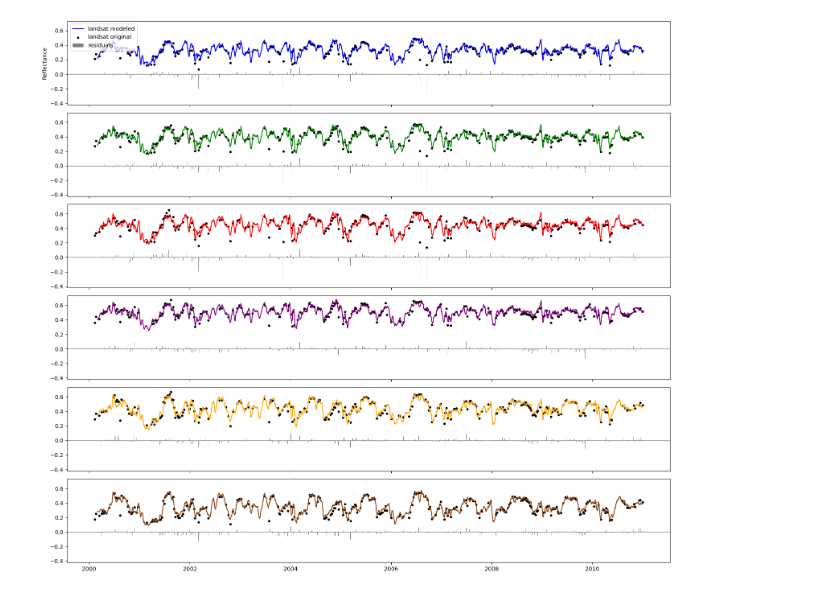
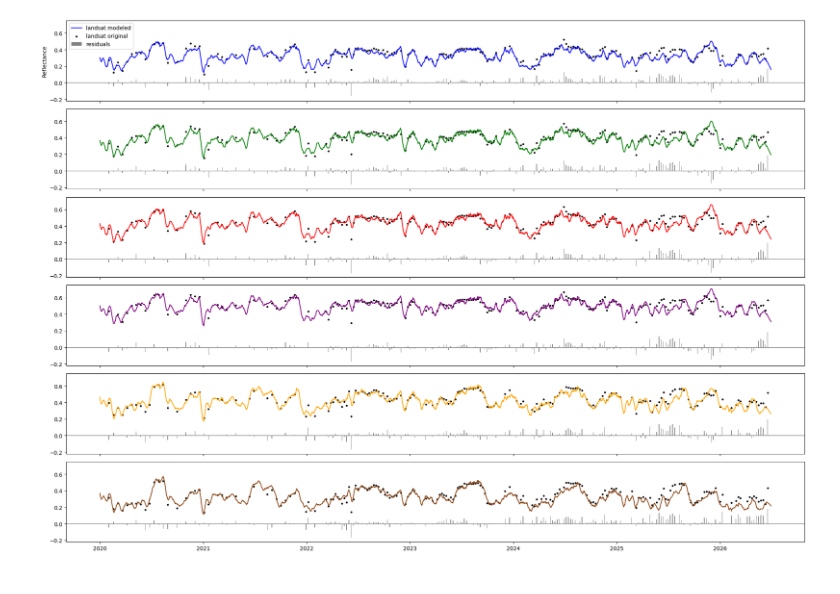
Before and after one commit to pibonacic/groundwater-remote-sensing, a Jupyter notebook: code/13b_modis-landsat.ipynb, the cells around one changed output. Drawn from its saved outputs; the diff is of its cells as text; code cells hidden in the pictures.

```diff
--- a/code/13b_modis-landsat.ipynb
+++ b/code/13b_modis-landsat.ipynb
@@ -425,51 +395,51 @@ landsat_residuals_df1
 | 2026-06-30 | NaN | NaN | NaN | NaN | NaN | NaN |
 9618 rows × 6 columns
 # %%
-start = '2000'
-end = '2010'
+start = '2020'
+end = '2026'
 
 landsat_daily_df1 = slice_by_dates(landsat_daily_df1, start, end)
 landsat_df1 = slice_by_dates(landsat_df1, start, end)
 landsat_residuals_df1 = slice_by_dates(landsat_residuals_df1, start, end)
 
-fig, (ax1, ax2, ax3, ax4, ax5, ax6) = plt.subplots(6, 1, figsize=(16, 14), sharex=True, sharey=True)
+fig, (ax1, ax2, ax3, ax4, ax5, ax6) = plt.subplots(6, 1, figsize=(20, 14), sharex=True, sharey=True)
 
 ax1.plot(landsat_daily_df1.index, landsat_daily_df1['blue'], label='landsat modeled', c='blue')
-ax1.scatter(landsat_df1.index, landsat_df1['blue_mean'], label='landsat original', color='black', s=10)
+ax1.scatter(landsat_df1.index, landsat_df1['blue_mean'], label='landsat original', color='black', s=6)
 ax1.bar(landsat_residuals_df1.index, landsat_residuals_df1['blue'], label='residuals', color='gray', width=2)
 ax1.set_ylabel('Reflectance')
 ax1.legend(loc='upper left')
 ax1.axhline(y=0, color='gray', linestyle='-', linewidth=1)
 
 ax2.plot(landsat_daily_df1.index, landsat_daily_df1['green'], c='green')
-ax2.scatter(landsat_df1.index, landsat_df1['green_mean'], color='black', s=10)
+ax2.scatter(landsat_df1.index, landsat_df1['green_mean'], color='black', s=6)
 ax2.bar(landsat_residuals_df1.index, landsat_residuals_df1['green'], label='residuals', color='gray', width=2)
 ax2.axhline(y=0, color='gray', linestyle='-', linewidth=1)
 
 ax3.plot(landsat_daily_df1.index, landsat_daily_df1['red'], c='red')
-ax3.scatter(landsat_df1.index, landsat_df1['red_mean'], color='black', s=10)
+ax3.scatter(landsat_df1.index, landsat_df1['red_mean'], color='black', s=6)
 ax3.bar(landsat_residuals_df1.index, landsat_residuals_df1['red'], label='residuals', color='gray', width=2)
 ax3.axhline(y=0, color='gray', linestyle='-', linewidth=1)
 
 ax4.plot(landsat_daily_df1.index, landsat_daily_df1['nir'], c='purple')
-ax4.scatter(landsat_df1.index, landsat_df1['nir_mean'], color='black', s=10)
+ax4.scatter(landsat_df1.index, landsat_df1['nir_mean'], color='black', s=6)
 ax4.bar(landsat_residuals_df1.index, landsat_residuals_df1['nir'], label='residuals', color='gray', width=2)
 ax4.axhline(y=0, color='gray', linestyle='-', linewidth=1)
 
 ax5.plot(landsat_daily_df1.index, landsat_daily_df1['swir1'], c='orange')
-ax5.scatter(landsat_df1.index, landsat_df1['swir1_mean'], color='black', s=10)
+ax5.scatter(landsat_df1.index, landsat_df1['swir1_mean'], color='black', s=6)
 ax5.bar(landsat_residuals_df1.index, landsat_residuals_df1['swir1'], label='residuals', color='gray', width=2)
 ax5.axhline(y=0, color='gray', linestyle='-', linewidth=1)
 
 ax6.plot(landsat_daily_df1.index, landsat_daily_df1['swir2'], c='saddlebrown')
-ax6.scatter(landsat_df1.index, landsat_df1['swir2_mean'], color='black', s=10)
+ax6.scatter(landsat_df1.index, landsat_df1['swir2_mean'], color='black', s=6)
 ax6.bar(landsat_residuals_df1.index, landsat_residuals_df1['swir2'], label='residuals', color='gray', width=2)
 ax6.axhline(y=0, color='gray', linestyle='-', linewidth=1)
 
 plt.tight_layout()
 plt.show()
 # %% [output]
-[figure, old version]
+[figure, new version]
 # %%
 plot_residuals_boxplot(landsat_residuals_df1)
 landsat_residuals_df1.describe()
```
Also changed, not shown: parts of 6 cells of this notebook, 20 other files.
